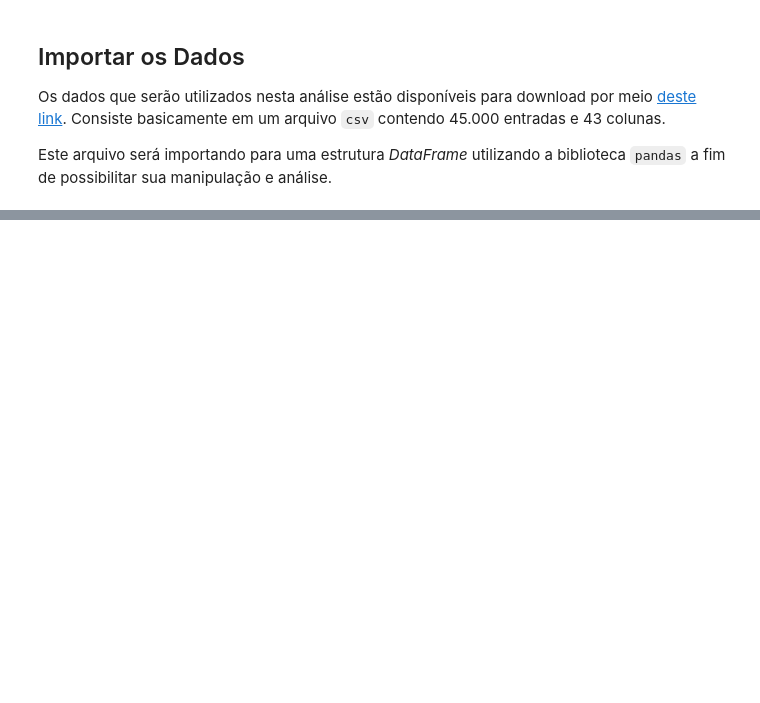
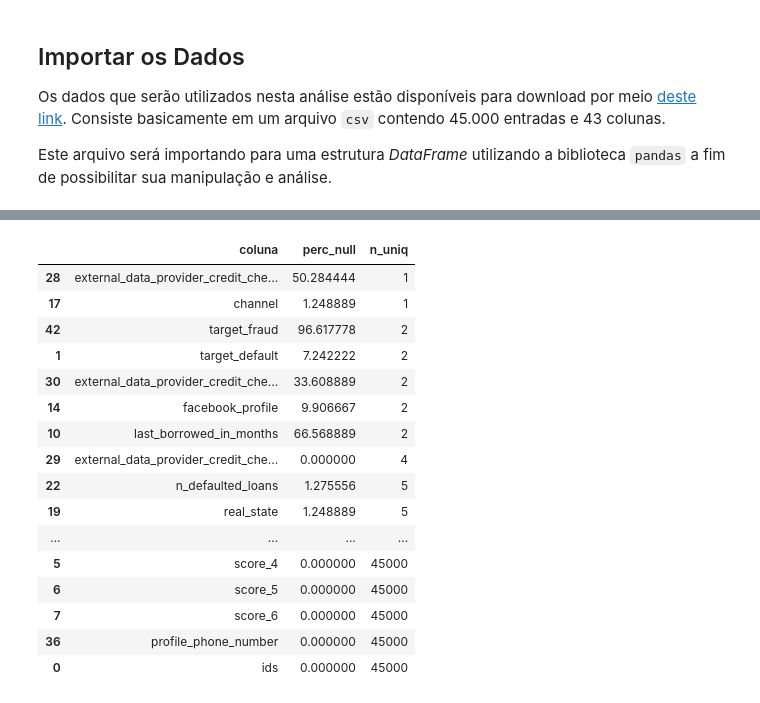
Before and after one commit to gabriel-cm-saldanha/credit-risk-analysis, a Jupyter notebook: Avaliação_de_Risco_de_Crédito.ipynb, the cells around one changed output, grey strips where cells are left out. Saved outputs shown, nothing was run; the diff lists cells and outputs as text; code cells hidden in the pictures; blank space fills up the shorter version.

```diff
--- a/Avaliação_de_Risco_de_Crédito.ipynb
+++ b/Avaliação_de_Risco_de_Crédito.ipynb
@@ -58,0 +123,23 @@ Este arquivo será importando para uma estrutura *DataFrame* utilizando a biblio
+# %%
+aux_null = (df.isnull().sum()/df.shape[0]*100).reset_index().rename(columns={'index':'coluna', 0:'perc_null'})
+aux_uniq = df.nunique().reset_index().rename(columns={'index':'coluna', 0:'n_uniq'})
+
+pd.merge(aux_null, aux_uniq, on='coluna').sort_values(by=['n_uniq'])
+# %% [output]
+|  | coluna | perc_null | n_uniq |
+| 28 | external_data_provider_credit_che... | 50.284444 | 1 |
+| 17 | channel | 1.248889 | 1 |
+| 42 | target_fraud | 96.617778 | 2 |
+| 1 | target_default | 7.242222 | 2 |
+| 30 | external_data_provider_credit_che... | 33.608889 | 2 |
+| 14 | facebook_profile | 9.906667 | 2 |
+| 10 | last_borrowed_in_months | 66.568889 | 2 |
+| 29 | external_data_provider_credit_che... | 0.000000 | 4 |
+| 22 | n_defaulted_loans | 1.275556 | 5 |
+| 19 | real_state | 1.248889 | 5 |
+| ... | ... | ... | ... |
+| 5 | score_4 | 0.000000 | 45000 |
+| 6 | score_5 | 0.000000 | 45000 |
+| 7 | score_6 | 0.000000 | 45000 |
+| 36 | profile_phone_number | 0.000000 | 45000 |
+| 0 | ids | 0.000000 | 45000 |
```
Also changed, not shown: parts of 31 cells of this notebook.
